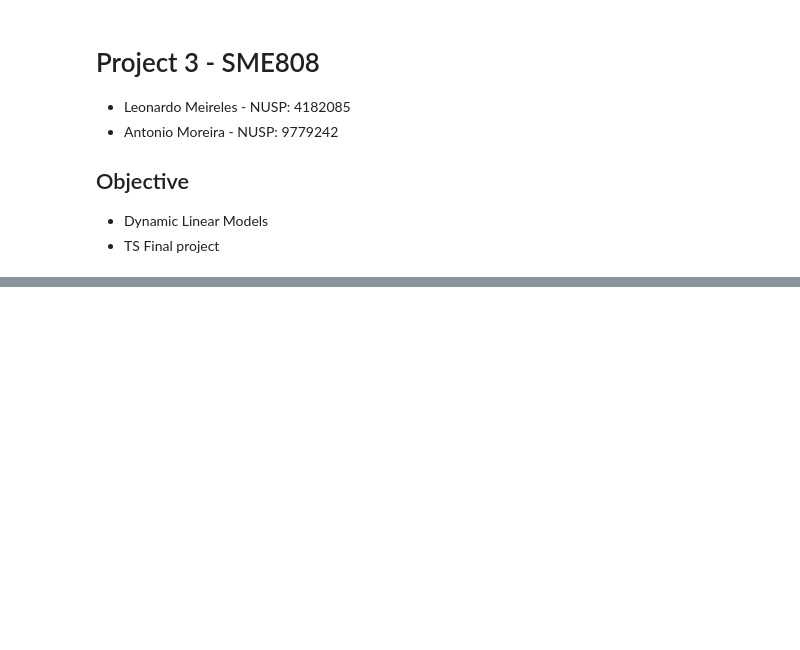
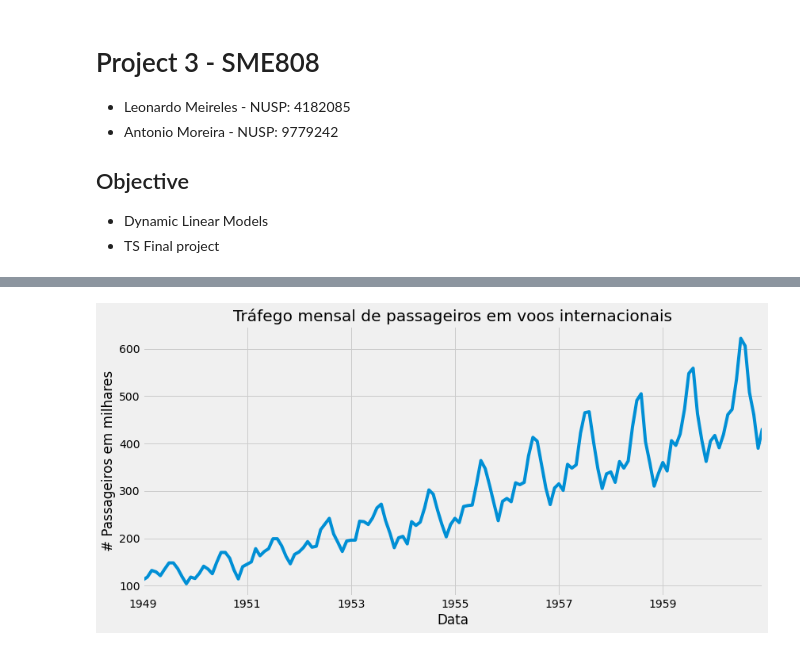
Before and after one commit to leonardo-meireles/Series-Temporais-e-Aprendizado-Dinamico-SME0808, a Jupyter notebook: notebooks/P3.ipynb, the cells around one changed output, grey strips where cells are left out. Cells and saved outputs as stored; diff of their text form; code cells hidden in the pictures; blank space fills up the shorter version.

```diff
--- a/notebooks/P3.ipynb
+++ b/notebooks/P3.ipynb
@@ -177,0 +92,9 @@ drm.plotPredictN(date=100, N=49)
+# %%
+ax = df.plot(x='Mês', y='#Passageiros', figsize=(12, 6), title=r'Tráfego mensal de passageiros em voos internacionais', legend=False)
+ax.set_ylabel('# Passageiros em milhares')
+ax.set_xlabel('Data')
+plt.tight_layout()
+
+plt.savefig('../images/serie_airline.png', dpi=300)
+# %% [output]
+[figure, added]
```
Also changed, not shown: parts of 43 cells of this notebook, 5 other files.
